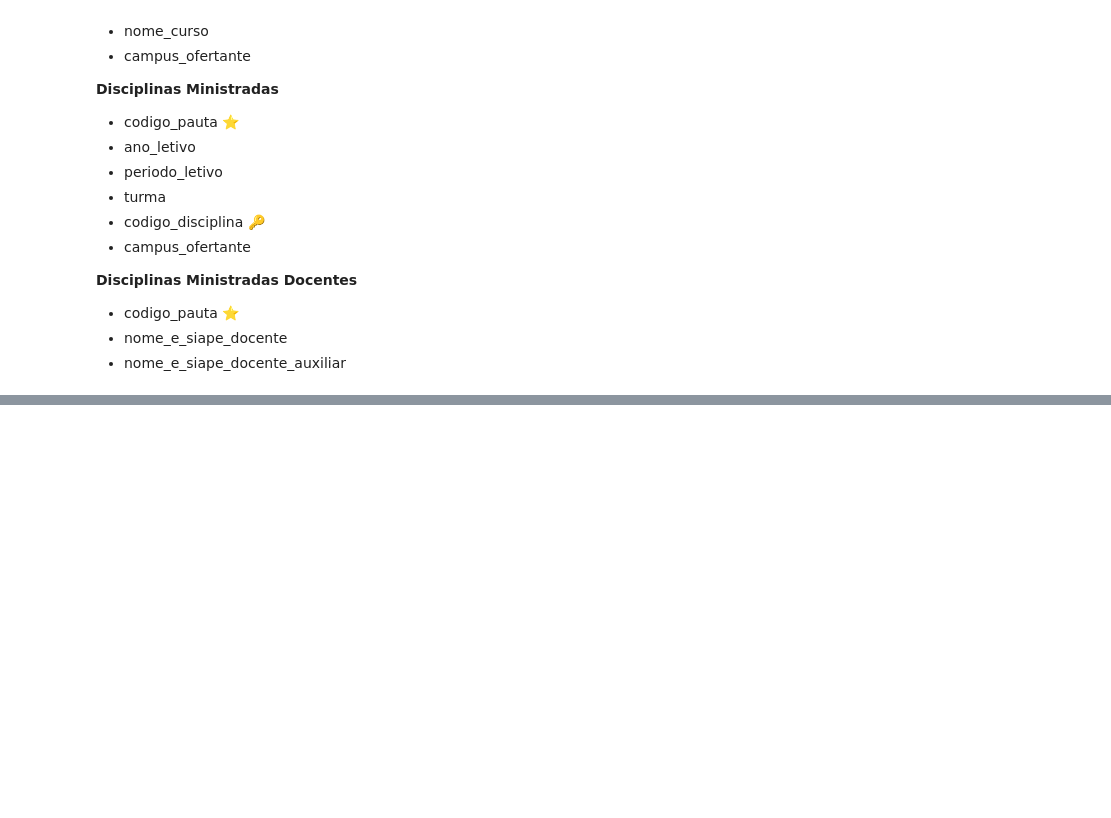
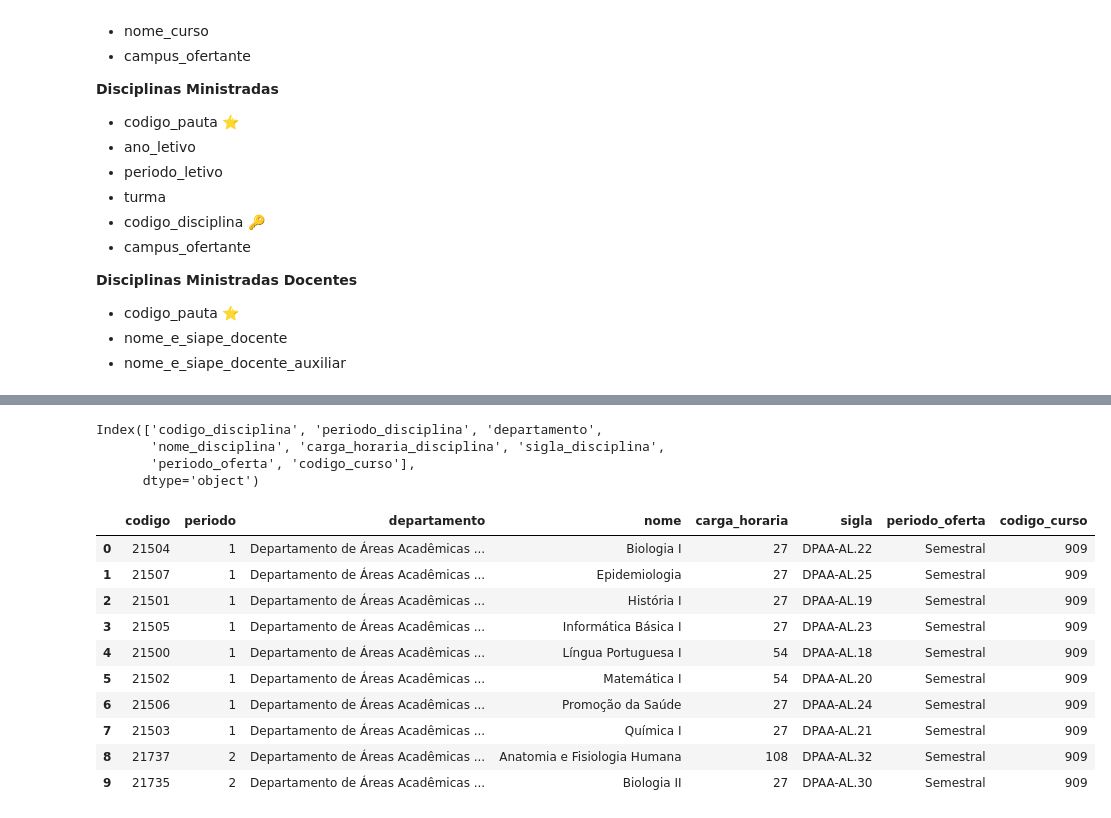
Before and after one commit to marcelsby/tcc-ifg-kg, a Jupyter notebook: notebooks/dados_abertos/Preprocessing Disciplinas Ministradas.ipynb, the cells around one changed output, grey strips where cells are left out. Cells and saved outputs as stored; diff of their text form; code cells hidden in the pictures; blank space fills up the shorter version.

Commit message:
chore: datasets de disciplinas ministradas pré-processados e separados

```diff
--- a/notebooks/dados_abertos/Preprocessing Disciplinas Ministradas.ipynb
+++ b/notebooks/dados_abertos/Preprocessing Disciplinas Ministradas.ipynb
@@ -452,14 +440,14 @@ colunas = [
     'nome_disciplina',
     'carga_horaria_disciplina',
     'sigla_disciplina',
-    'periodo_oferta',
     'nome_curso',
-    'campus_ofertante'
+    'campus_ofertante',
+    'periodo_oferta'
 ]
 
 disciplinas_separadas = disciplinas_ministradas[colunas]
 # %%
-disciplinas_separadas = disciplinas_separadas.drop_duplicates()
+disciplinas_separadas = disciplinas_separadas.drop_duplicates(subset='codigo_disciplina')
 # %%
 disciplinas_separadas = pd.merge(
     disciplinas_separadas, cursos[['campus', 'nome', 'codigo']],
@@ -478,4 +457,4 @@ disciplinas_separadas.head()
 # %%
 disciplinas_separadas.drop(columns=['nome_curso', 'campus_ofertante', 'campus', 'nome'], inplace=True)
 # %%
-disciplinas_separadas.rename(columns={'codigo': 'codigo_curso'})
+disciplinas_separadas.rename(columns={'codigo': 'codigo_curso', 'periodo_oferta': 'frequencia_oferta'}, inplace=True)
@@ -501,0 +481,29 @@ disciplinas_separadas.head()
+# %%
+disciplinas_separadas.columns
+# %% [output]
+Index(['codigo_disciplina', 'periodo_disciplina', 'departamento',
+       'nome_disciplina', 'carga_horaria_disciplina', 'sigla_disciplina',
+       'periodo_oferta', 'codigo_curso'],
+      dtype='object')
+# %%
+disciplinas_separadas.rename(columns={
+    'codigo_disciplina': 'codigo',
+    'periodo_disciplina': 'periodo',
+    'nome_disciplina': 'nome',
+    'carga_horaria_disciplina': 'carga_horaria',
+    'sigla_disciplina': 'sigla'
+}, inplace=True)
+# %%
+disciplinas_separadas.head(n=10)
+# %% [output]
+|  | codigo | periodo | departamento | nome | carga_horaria | sigla | periodo_oferta | codigo_curso |
+| 0 | 21504 | 1 | Departamento de Áreas Acadêmicas ... | Biologia I | 27 | DPAA-AL.22 | Semestral | 909 |
+| 1 | 21507 | 1 | Departamento de Áreas Acadêmicas ... | Epidemiologia | 27 | DPAA-AL.25 | Semestral | 909 |
+| 2 | 21501 | 1 | Departamento de Áreas Acadêmicas ... | História I | 27 | DPAA-AL.19 | Semestral | 909 |
+| 3 | 21505 | 1 | Departamento de Áreas Acadêmicas ... | Informática Básica I | 27 | DPAA-AL.23 | Semestral | 909 |
+| 4 | 21500 | 1 | Departamento de Áreas Acadêmicas ... | Língua Portuguesa I | 54 | DPAA-AL.18 | Semestral | 909 |
+| 5 | 21502 | 1 | Departamento de Áreas Acadêmicas ... | Matemática I | 54 | DPAA-AL.20 | Semestral | 909 |
+| 6 | 21506 | 1 | Departamento de Áreas Acadêmicas ... | Promoção da Saúde | 27 | DPAA-AL.24 | Semestral | 909 |
+| 7 | 21503 | 1 | Departamento de Áreas Acadêmicas ... | Química I | 27 | DPAA-AL.21 | Semestral | 909 |
+| 8 | 21737 | 2 | Departamento de Áreas Acadêmicas ... | Anatomia e Fisiologia Humana | 108 | DPAA-AL.32 | Semestral | 909 |
+| 9 | 21735 | 2 | Departamento de Áreas Acadêmicas ... | Biologia II | 27 | DPAA-AL.30 | Semestral | 909 |
```
Also changed, not shown: parts of 26 cells of this notebook, 1 other file.
